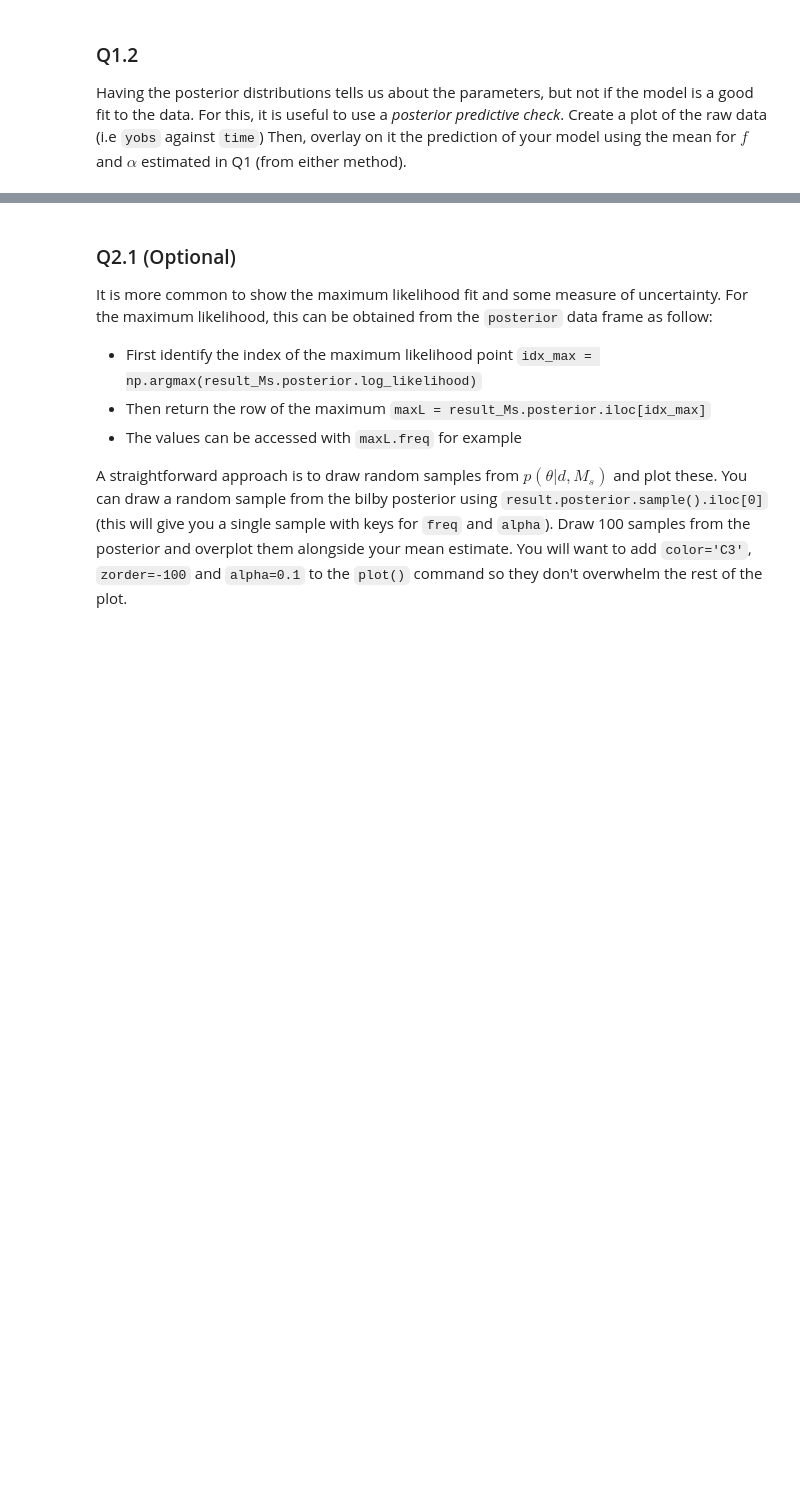
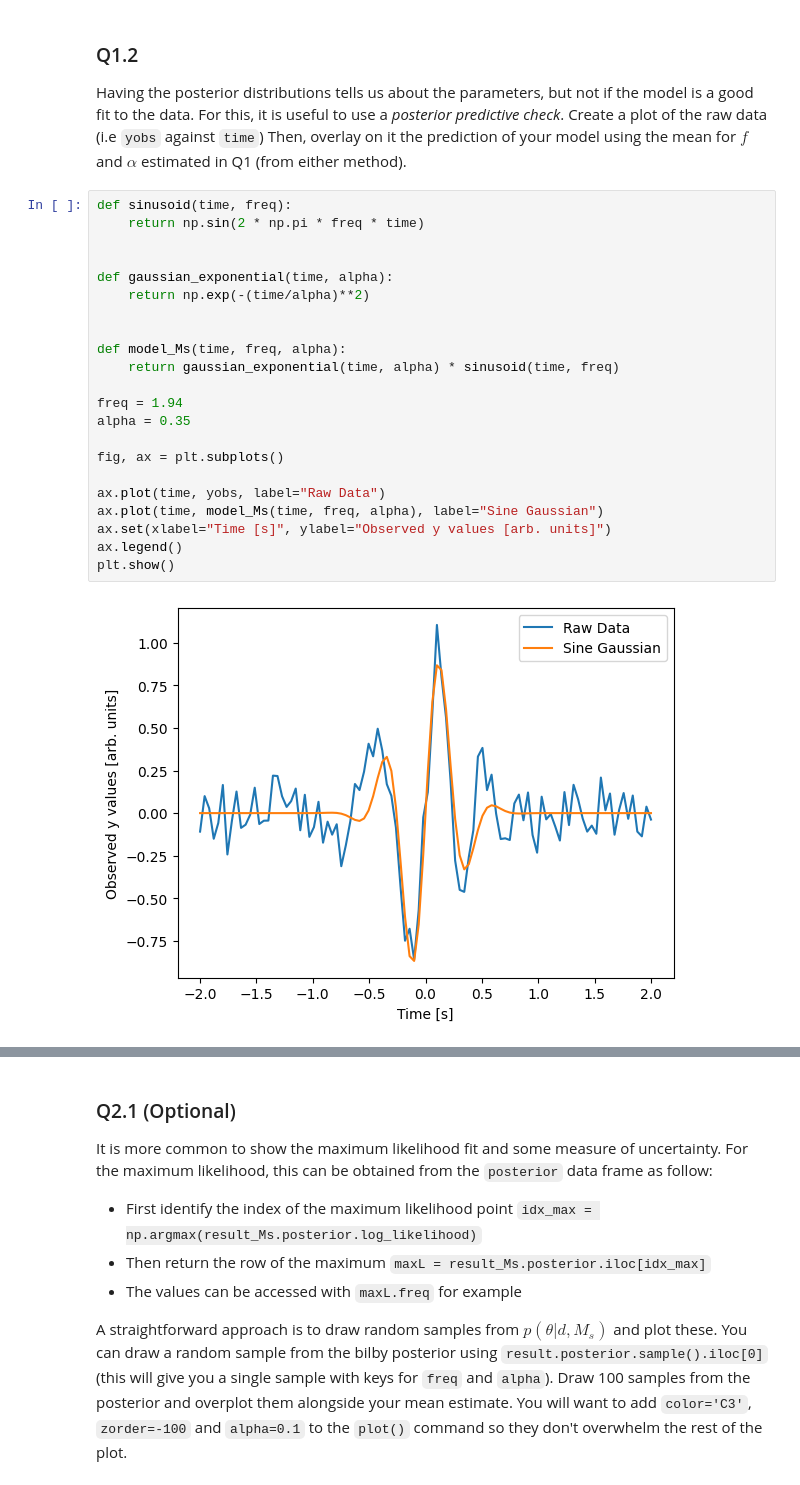
Before and after one commit to norrismeg/odw, a Jupyter notebook: Tutorials/Day_3/Tuto_3.1_Introduction_to_parameter_estimation.ipynb, the cells around one changed output, grey strips where cells are left out. Cells and saved outputs as stored; diff of their text form; blank space fills up the shorter version.

```diff
--- a/Tutorials/Day_3/Tuto_3.1_Introduction_to_parameter_estimation.ipynb
+++ b/Tutorials/Day_3/Tuto_3.1_Introduction_to_parameter_estimation.ipynb
@@ -407,3 +407,27 @@ bilby_mcmc: alpha = 0.35+/-0.02
 # %% [markdown]
 ### Q1.2
 Having the posterior distributions tells us about the parameters, but not if the model is a good fit to the data. For this, it is useful to use a *posterior predictive check*. Create a plot of the raw data (i.e `yobs` against `time`) Then, overlay on it the prediction of your model using the mean for $f$ and $\alpha$ estimated in Q1 (from either method).
+# %%
+def sinusoid(time, freq):
+    return np.sin(2 * np.pi * freq * time)
+
+
+def gaussian_exponential(time, alpha):
+    return np.exp(-(time/alpha)**2)
+
+
+def model_Ms(time, freq, alpha):
+    return gaussian_exponential(time, alpha) * sinusoid(time, freq)
+
+freq = 1.94
+alpha = 0.35
+
+fig, ax = plt.subplots()
+
+ax.plot(time, yobs, label="Raw Data")
+ax.plot(time, model_Ms(time, freq, alpha), label="Sine Gaussian")
+ax.set(xlabel="Time [s]", ylabel="Observed y values [arb. units]")
+ax.legend()
+plt.show()
+# %% [output]
+[figure, added]
```
Also changed, not shown: parts of 2 cells of this notebook.
